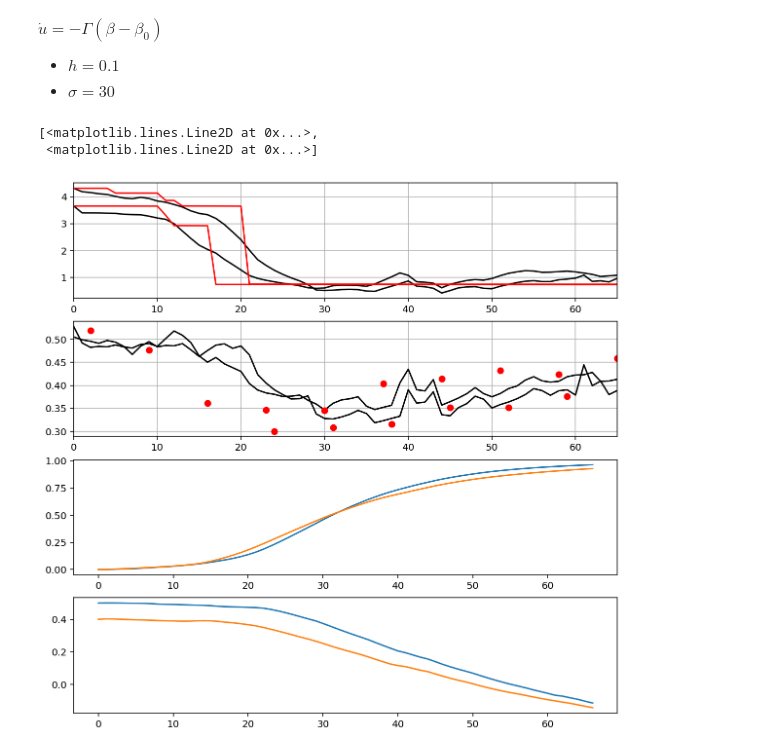
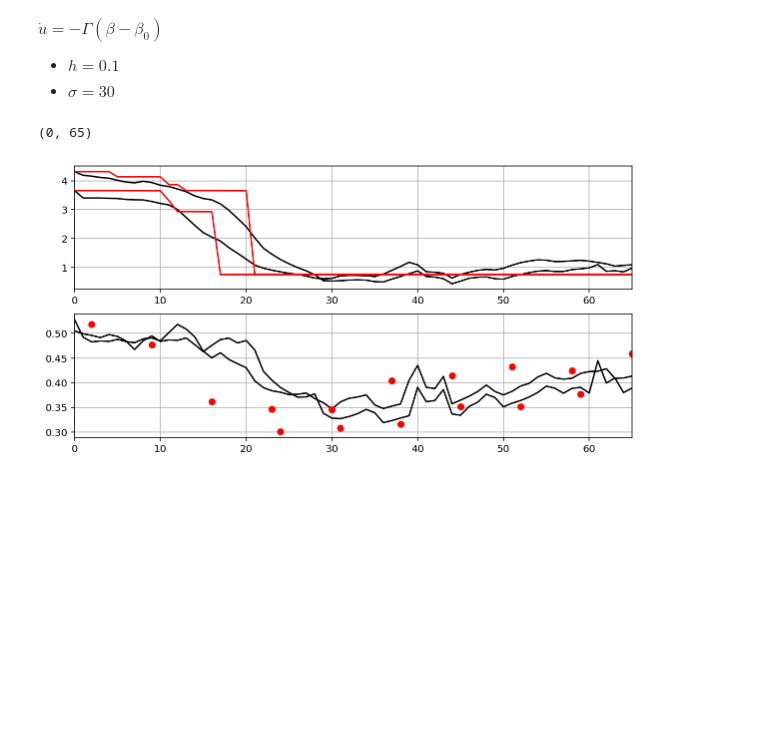
Before and after one commit to HuifangWang/CovidH_TNG, a Jupyter notebook: notebooks/2020-07-06-prep-sde-data.ipynb, the cells around one changed output. Drawn from its saved outputs; the diff is of its cells as text; code cells hidden in the pictures; blank space fills up the shorter version.

Commit message:
Stan model results figure finalized

```diff
--- a/notebooks/2020-07-06-prep-sde-data.ipynb
+++ b/notebooks/2020-07-06-prep-sde-data.ipynb
@@ -64,31 +65,27 @@ $  \dot{u} = -\Gamma (\beta - \beta_0) $
 # %%
 alpha = 1.0 / 14.0
 b = [R[0] * alpha]
 p = [np.r_[0.5, 0.4]]
 u = [np.r_[0.0, 0.0]]
 for t, M_t in enumerate(M):
     Js = t*0.13/65 #
     Js = .4/2*(1-cos((2*pi*(t - 15 + 29 + 31))/365))
     #db = (b[0] + np.r_[0.5,0.6]*M_t*0.8 - Js + np.r_[0.15,0.05]*(p[-1]-p[0])) - b[-1]
     db = (b[0] + (0.4*M_t+0.05) - Js - 0.3*(p[-1] - p[0])) - b[-1]
     dp = -(p[-1] - p[0] + 0.1*M[min(t,65)]) - tanh(2*u[-1])
     du = (b[0] - b[-1])
     b1 = b[-1] + db
     b1[b1<0] = 0
     b.append(b1)
     p.append(p[-1] + dp)
     u.append(u[-1] + du/30)
 b = np.array(b)
 p = np.array(p)
 u = np.array(u)
 
-figure(figsize=(10,10))
-subplot(411); plot(b/alpha, 'k'); plot(R, 'r'); grid(1); xlim([0,65])
-subplot(412); plot(diff(p,axis=0)[0:]*10+.5, 'k');
+subplot(211); plot(b/alpha, 'k'); plot(R, 'r'); grid(1); xlim([0,65])
+subplot(212); plot(diff(p,axis=0)[0:]*10+.5, 'k');
 plot(c_de, 'ro'); plot(c_dk, 'ro'); grid(1); xlim([0,65])
-subplot(413); plot(tanh(5*u))
-subplot(414); plot(p)
 # %% [output]
-[<matplotlib.lines.Line2D at 0x...>,
- <matplotlib.lines.Line2D at 0x...>]
+(0, 65)
-[figure, old version]
+[figure, new version]
```
Also changed, not shown: parts of 12 cells of this notebook, 1 other file.
